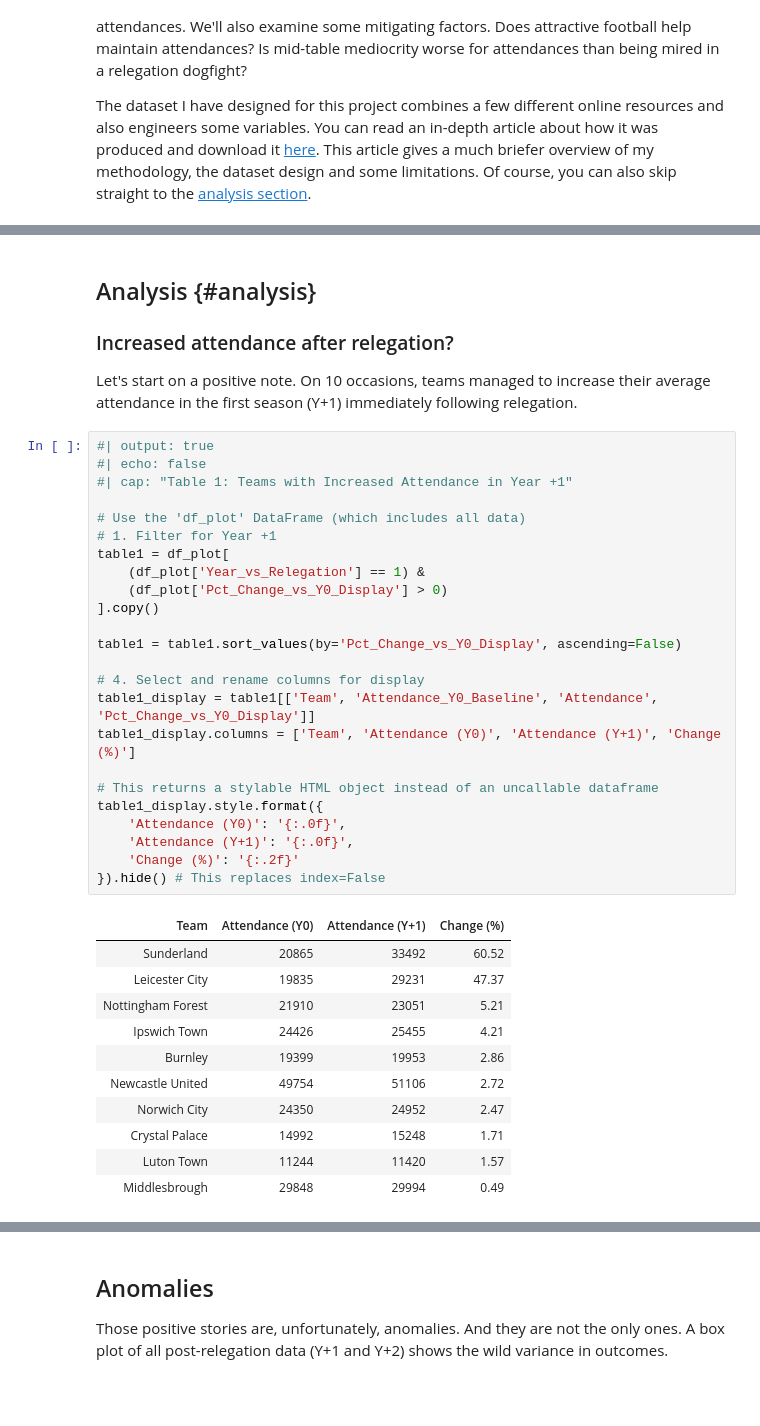
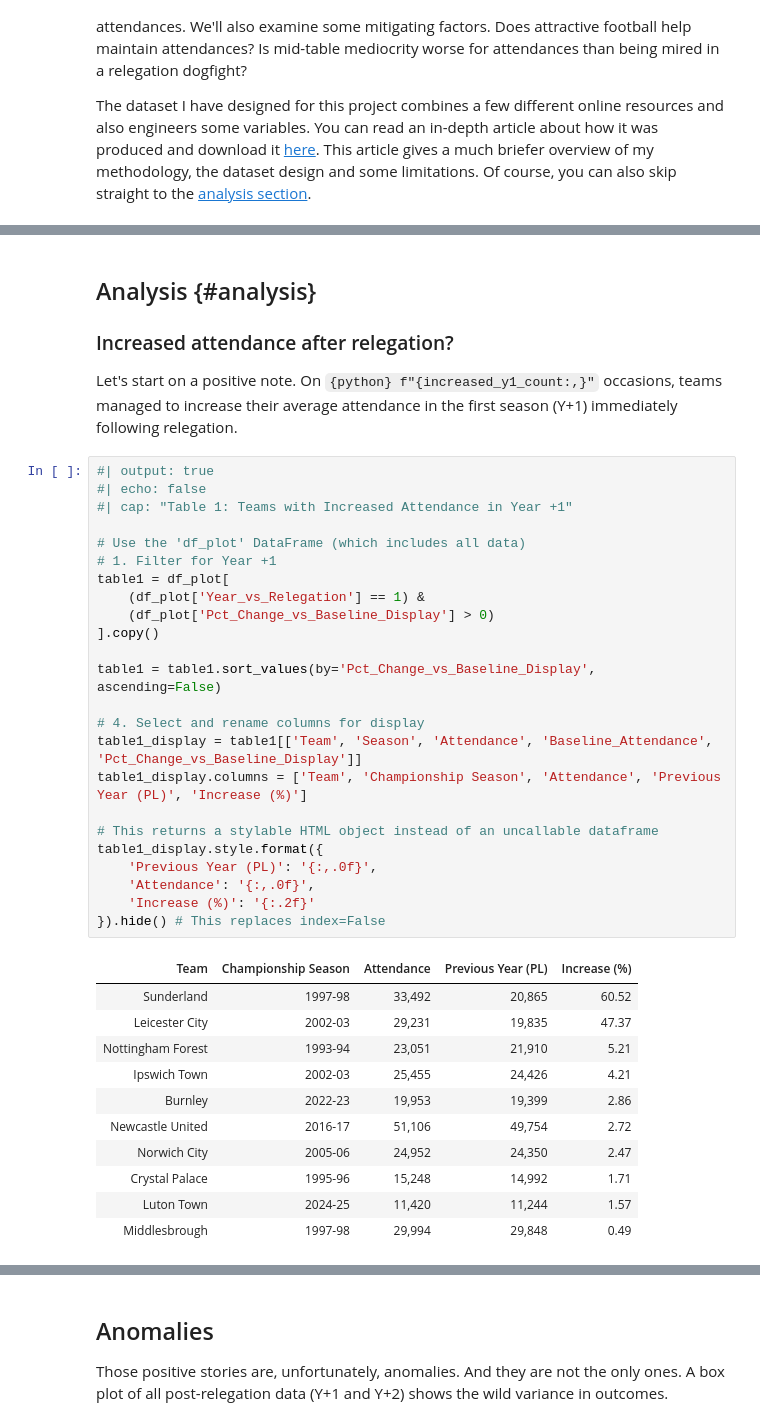
Before and after one commit to diggydigsdata/diggydigsdata.github.io, a Jupyter notebook: posts/post-relegation-attendance/index.ipynb, the cells around one changed output, grey strips where cells are left out. Drawn from its saved outputs; the diff is of its cells as text; blank space fills up the shorter version.

```diff
--- a/posts/post-relegation-attendance/index.ipynb
+++ b/posts/post-relegation-attendance/index.ipynb
@@ -204,43 +191,43 @@ If you still want the dataset for analysis after all that, or you're wondering w
 
 ### Increased attendance after relegation?
 
-Let's start on a positive note. On 10 occasions, teams managed to increase their average attendance in the first season (Y+1) immediately following relegation.
+Let's start on a positive note. On `{python} f"{increased_y1_count:,}"` occasions, teams managed to increase their average attendance in the first season (Y+1) immediately following relegation.
 # %%
 #| output: true
 #| echo: false
 #| cap: "Table 1: Teams with Increased Attendance in Year +1"
 
 # Use the 'df_plot' DataFrame (which includes all data)
 # 1. Filter for Year +1
 table1 = df_plot[
     (df_plot['Year_vs_Relegation'] == 1) &
-    (df_plot['Pct_Change_vs_Y0_Display'] > 0)
+    (df_plot['Pct_Change_vs_Baseline_Display'] > 0)
 ].copy()
 
-table1 = table1.sort_values(by='Pct_Change_vs_Y0_Display', ascending=False)
+table1 = table1.sort_values(by='Pct_Change_vs_Baseline_Display', ascending=False)
 
 # 4. Select and rename columns for display
-table1_display = table1[['Team', 'Attendance_Y0_Baseline', 'Attendance', 'Pct_Change_vs_Y0_Display']]
-table1_display.columns = ['Team', 'Attendance (Y0)', 'Attendance (Y+1)', 'Change (%)']
+table1_display = table1[['Team', 'Season', 'Attendance', 'Baseline_Attendance', 'Pct_Change_vs_Baseline_Display']]
+table1_display.columns = ['Team', 'Championship Season', 'Attendance', 'Previous Year (PL)', 'Increase (%)']
 
 # This returns a stylable HTML object instead of an uncallable dataframe
 table1_display.style.format({
-    'Attendance (Y0)': '{:.0f}',
-    'Attendance (Y+1)': '{:.0f}',
-    'Change (%)': '{:.2f}'
+    'Previous Year (PL)': '{:,.0f}',
+    'Attendance': '{:,.0f}',
+    'Increase (%)': '{:.2f}'
 }).hide() # This replaces index=False
 # %% [output]
-| Team | Attendance (Y0) | Attendance (Y+1) | Change (%) |
-| Sunderland | 20865 | 33492 | 60.52 |
-| Leicester City | 19835 | 29231 | 47.37 |
-| Nottingham Forest | 21910 | 23051 | 5.21 |
-| Ipswich Town | 24426 | 25455 | 4.21 |
-| Burnley | 19399 | 19953 | 2.86 |
-| Newcastle United | 49754 | 51106 | 2.72 |
-| Norwich City | 24350 | 24952 | 2.47 |
-| Crystal Palace | 14992 | 15248 | 1.71 |
-| Luton Town | 11244 | 11420 | 1.57 |
-| Middlesbrough | 29848 | 29994 | 0.49 |
+| Team | Championship Season | Attendance | Previous Year (PL) | Increase (%) |
+| Sunderland | 1997-98 | 33,492 | 20,865 | 60.52 |
+| Leicester City | 2002-03 | 29,231 | 19,835 | 47.37 |
+| Nottingham Forest | 1993-94 | 23,051 | 21,910 | 5.21 |
+| Ipswich Town | 2002-03 | 25,455 | 24,426 | 4.21 |
+| Burnley | 2022-23 | 19,953 | 19,399 | 2.86 |
+| Newcastle United | 2016-17 | 51,106 | 49,754 | 2.72 |
+| Norwich City | 2005-06 | 24,952 | 24,350 | 2.47 |
+| Crystal Palace | 1995-96 | 15,248 | 14,992 | 1.71 |
+| Luton Town | 2024-25 | 11,420 | 11,244 | 1.57 |
+| Middlesbrough | 1997-98 | 29,994 | 29,848 | 0.49 |
 # %% [markdown]
 And I have to give a shoutout to Burnley and, indeed, to Vincent Kompany because he certainly galvanised the supporters that season.
 
```
Also changed, not shown: parts of 16 cells of this notebook, 47 other files.
